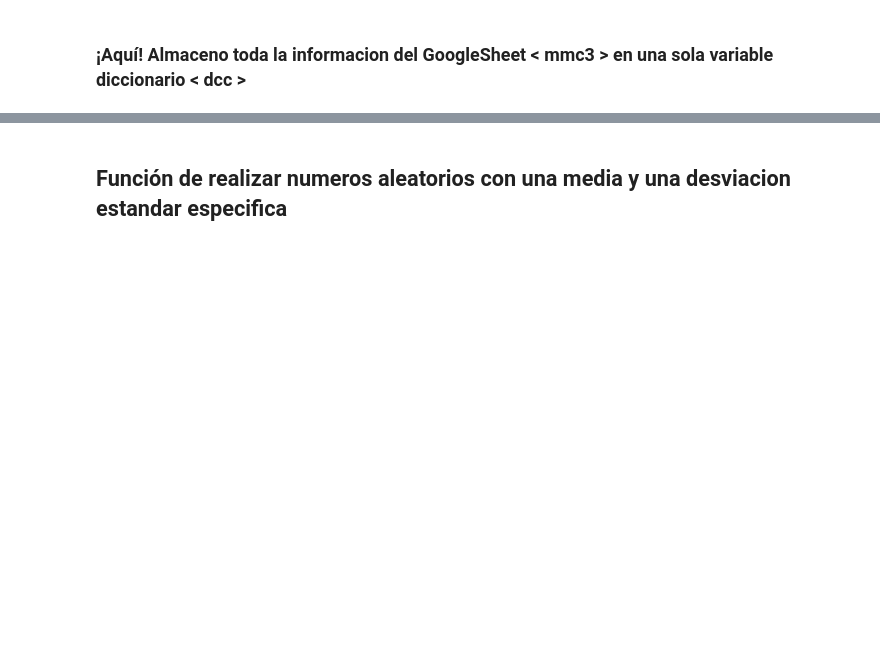
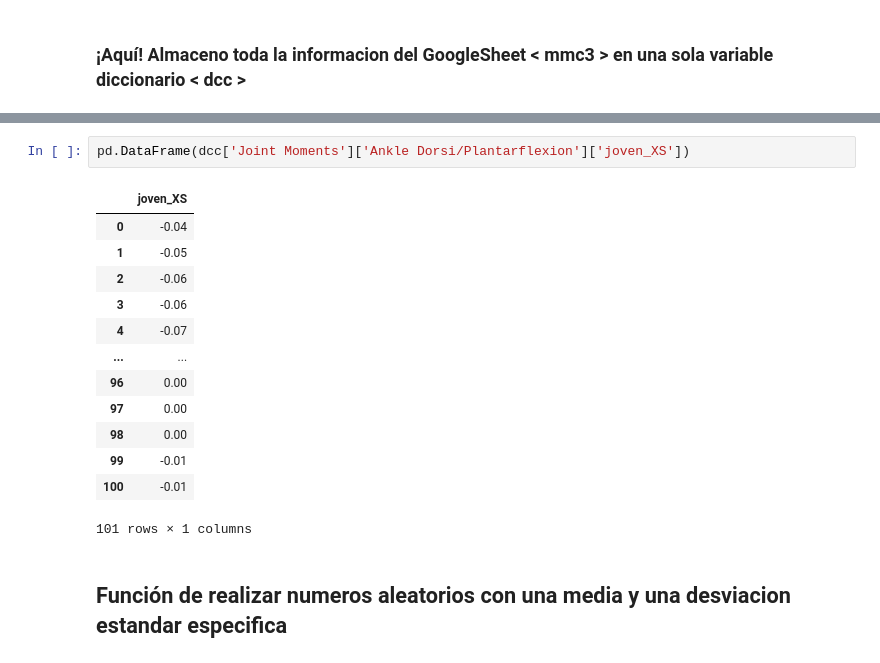
Before and after one commit to Beta628427/Tesis, a Jupyter notebook: 2_Beta___Cod/Beta_PCA/PCA_Cod_master_v1.ipynb, the cells around one changed output, grey strips where cells are left out. Cells and saved outputs as stored; diff of their text form; blank space fills up the shorter version.

```diff
--- a/2_Beta___Cod/Beta_PCA/PCA_Cod_master_v1.ipynb
+++ b/2_Beta___Cod/Beta_PCA/PCA_Cod_master_v1.ipynb
@@ -90,6 +106,22 @@ pd.DataFrame(dcc)
 | Hip | NaN | NaN | NaN | % Gait Cycle joven_Natural- ... v... |
 | Knee | NaN | NaN | NaN | % Gait Cycle joven_Natural- ... v... |
 | Ankle | NaN | NaN | NaN | % Gait Cycle joven_Natural- ... v... |
+# %%
+pd.DataFrame(dcc['Joint Moments']['Ankle Dorsi/Plantarflexion']['joven_XS'])
+# %% [output]
+|  | joven_XS |
+| 0 | -0.04 |
+| 1 | -0.05 |
+| 2 | -0.06 |
+| 3 | -0.06 |
+| 4 | -0.07 |
+| ... | ... |
+| 96 | 0.00 |
+| 97 | 0.00 |
+| 98 | 0.00 |
+| 99 | -0.01 |
+| 100 | -0.01 |
+101 rows × 1 columns
 # %% [markdown]
 ## Función de realizar numeros aleatorios con una media y una desviacion estandar especifica
 # %%
```
Also changed, not shown: parts of 7 cells of this notebook.
